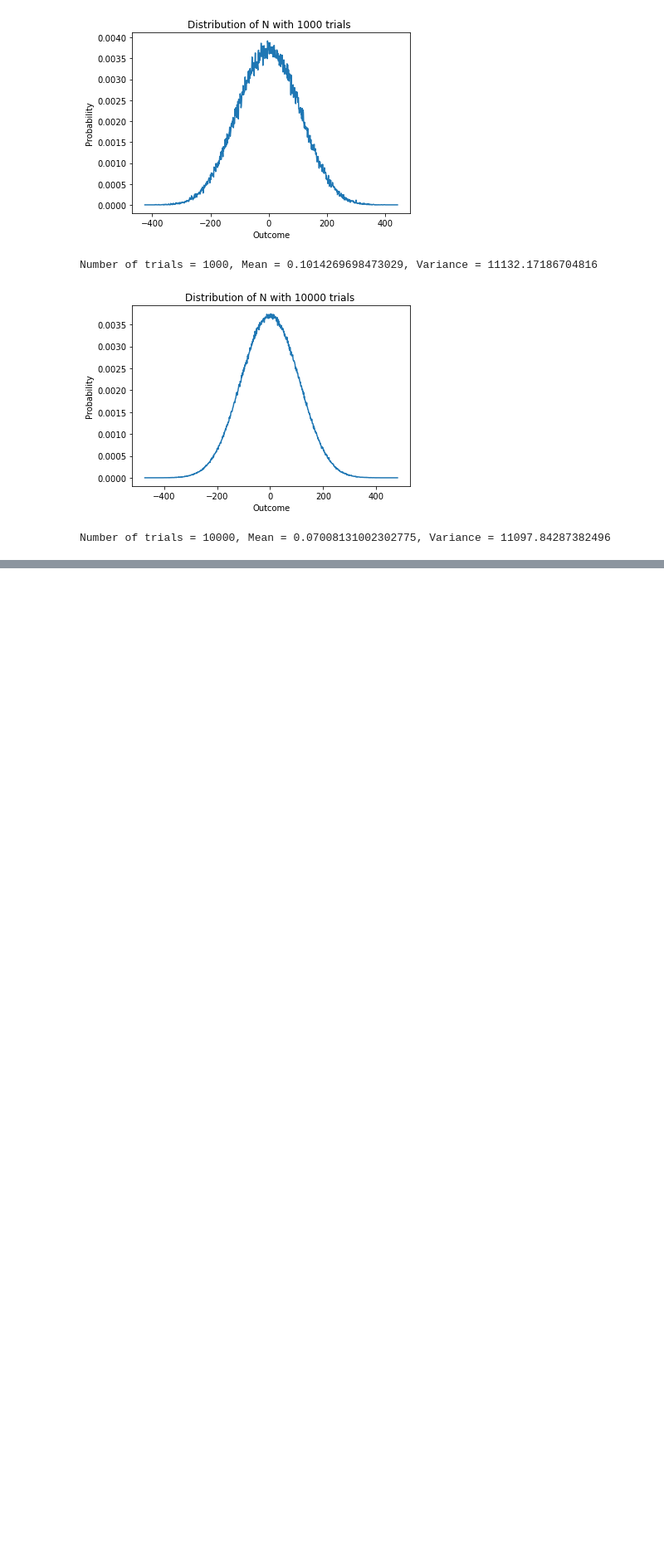
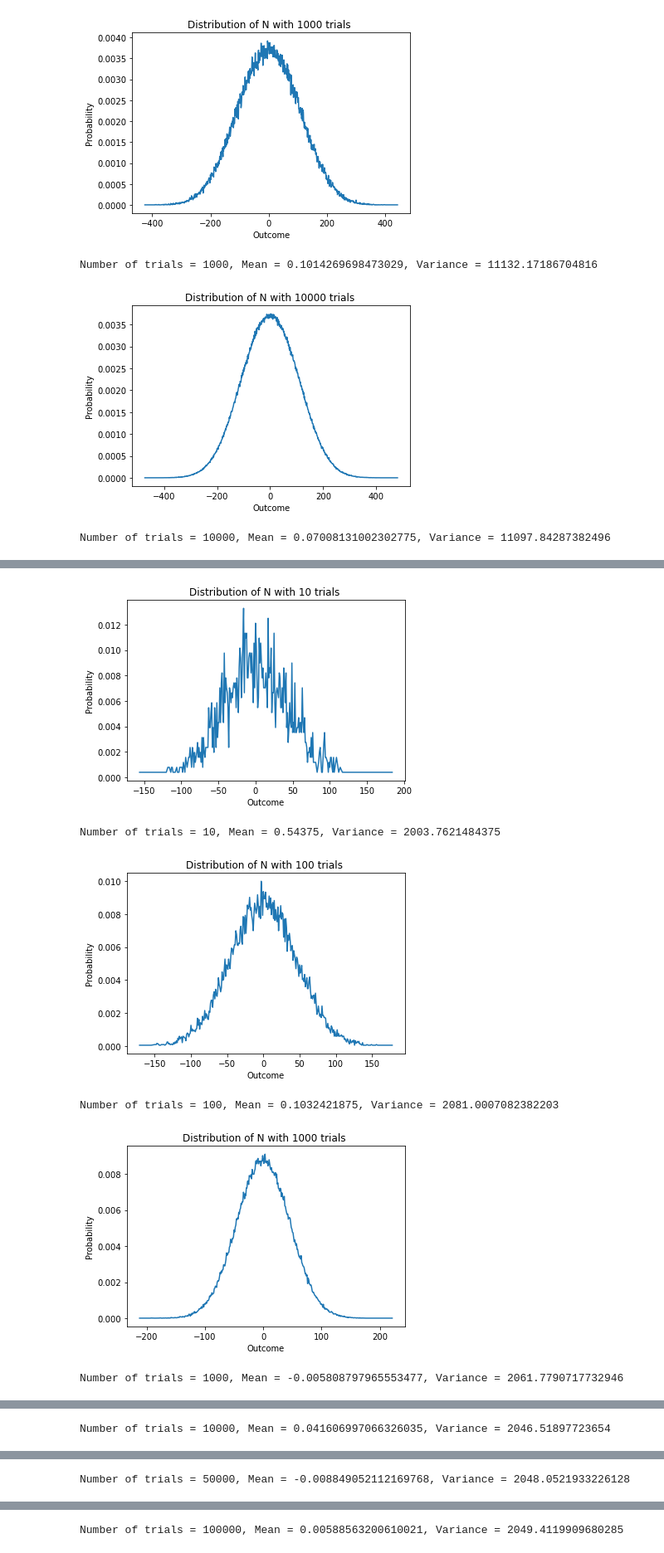
Before and after one commit to Jason-Papa/KyberPC, a Jupyter notebook: distributions.ipynb, the cells around one changed output, grey strips where cells are left out. Shown: that part at 83% size. Saved outputs shown, nothing was run; the diff lists cells and outputs as text; code cells hidden in the pictures; blank space fills up the shorter version.

```diff
--- a/distributions.ipynb
+++ b/distributions.ipynb
@@ -199,0 +224,9 @@ Number of trials = 10000, Mean = 0.07008131002302775, Variance = 11097.842873824
+# %%
+distribution("Kyber1024", True)
+# %% [output]
+[figure, added]
+Number of trials = 10, Mean = 0.54375, Variance = 2003.7621484375
+[figure, added]
+Number of trials = 100, Mean = 0.1032421875, Variance = 2081.0007082382203
+[figure, added]
+Number of trials = 1000, Mean = -0.005808797965553477, Variance = 2061.7790717732946
@@ -199,0 +234 @@ Number of trials = 10000, Mean = 0.07008131002302775, Variance = 11097.842873824
+Number of trials = 10000, Mean = 0.041606997066326035, Variance = 2046.51897723654
@@ -199,0 +236 @@ Number of trials = 10000, Mean = 0.07008131002302775, Variance = 11097.842873824
+Number of trials = 50000, Mean = -0.008849052112169768, Variance = 2048.0521933226128
@@ -199,0 +238 @@ Number of trials = 10000, Mean = 0.07008131002302775, Variance = 11097.842873824
+Number of trials = 100000, Mean = 0.00588563200610021, Variance = 2049.4119909680285
```
Also changed, not shown: parts of 5 cells of this notebook, 5 other files.
